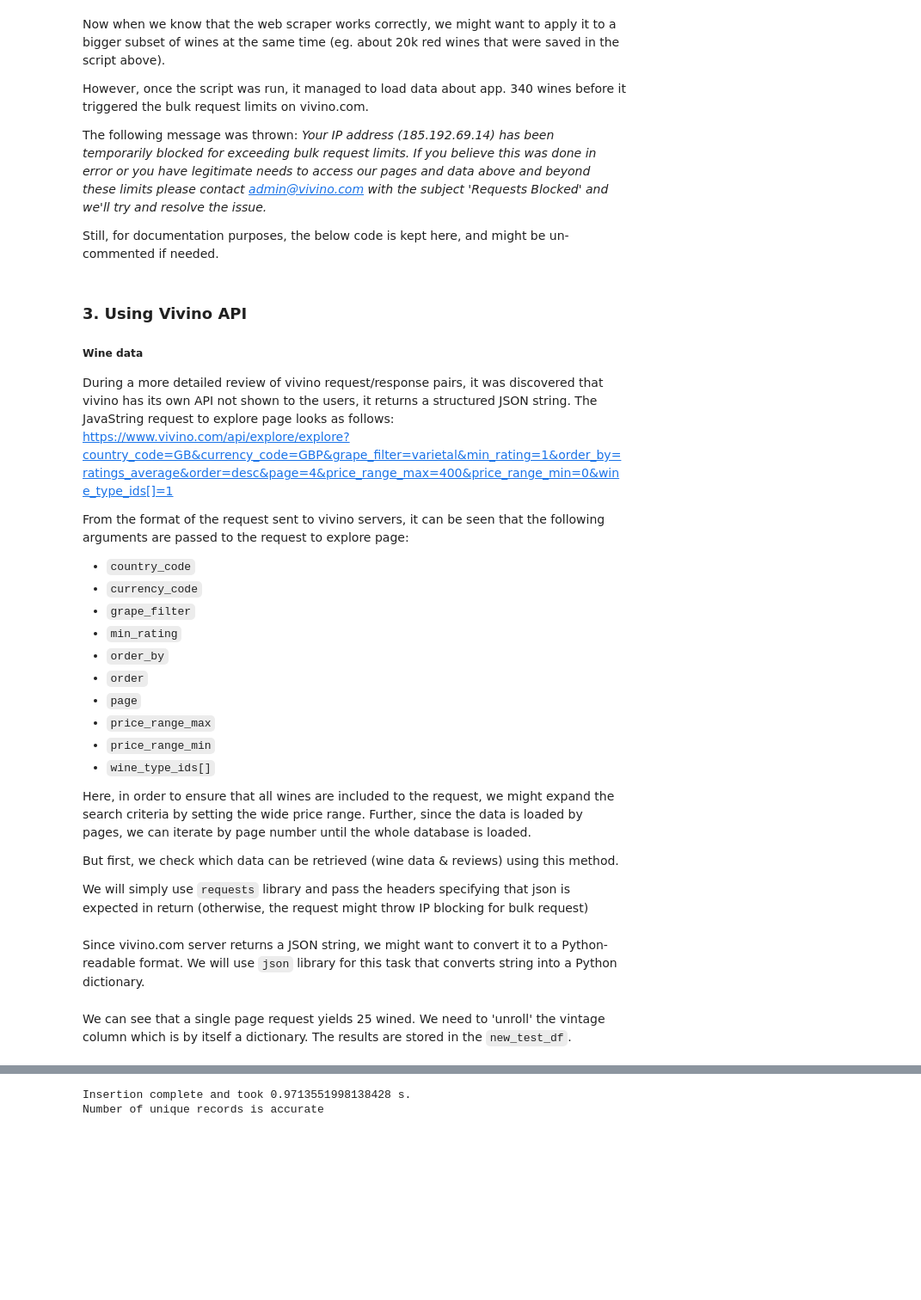
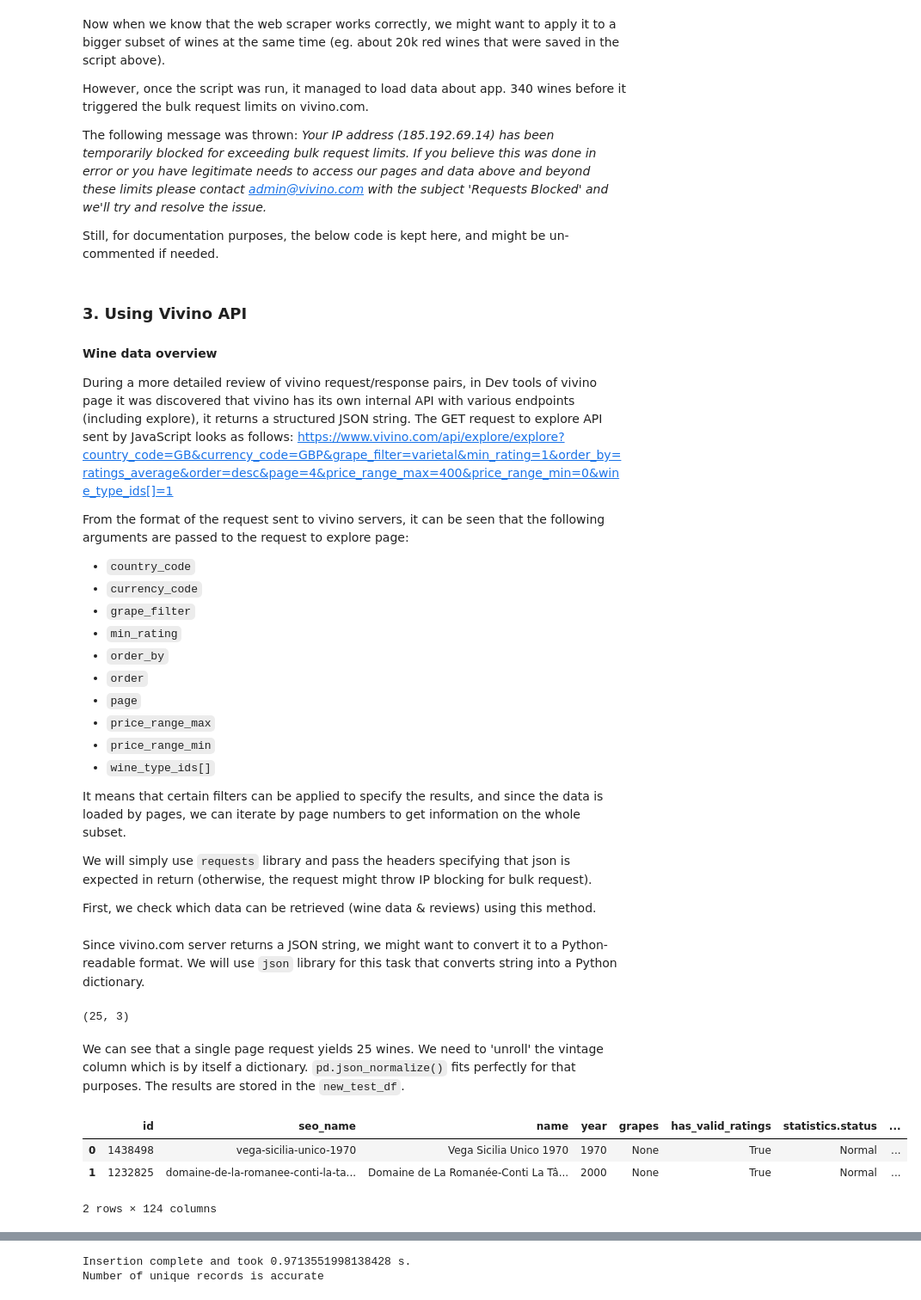
Before and after one commit to sveta-egorova/wine, a Jupyter notebook: vivino_crawler.ipynb, the cells around one changed output, grey strips where cells are left out. Shown: that part at 86% size. Saved outputs shown, nothing was run; the diff lists cells and outputs as text; code cells hidden in the pictures; blank space fills up the shorter version.

```diff
--- a/vivino_crawler.ipynb
+++ b/vivino_crawler.ipynb
@@ -586,9 +618,9 @@ Still, for documentation purposes, the below code is kept here, and might be un-
 # %% [markdown]
 ### 3. Using Vivino API
 
-##### Wine data
+#### Wine data overview
 
-During a more detailed review of vivino request/response pairs, it was discovered that vivino has its own API not shown to the users, it returns a structured JSON string. The JavaString request to explore page looks as follows:
+During a more detailed review of vivino request/response pairs, in Dev tools of vivino page it was discovered that vivino has its own internal API with various endpoints (including explore), it returns a structured JSON string. The GET request to explore API sent by JavaScript looks as follows:
 https://www.vivino.com/api/explore/explore?country_code=GB&currency_code=GBP&grape_filter=varietal&min_rating=1&order_by=ratings_average&order=desc&page=4&price_range_max=400&price_range_min=0&wine_type_ids[]=1
 
 From the format of the request sent to vivino servers, it can be seen that the following arguments are passed to the request to explore page:
@@ -603,29 +635,33 @@ From the format of the request sent to vivino servers, it can be seen that the f
 * `price_range_min`
 * `wine_type_ids[]`
 
-Here, in order to ensure that all wines are included to the request, we might expand the search criteria by setting the wide price range. Further, since the data is loaded by pages, we can iterate by page number until the whole database is loaded.
+It means that certain filters can be applied to specify the results, and since the data is loaded by pages, we can iterate by page numbers to get information on the whole subset.
 
-But first, we check which data can be retrieved (wine data & reviews) using this method.
+We will simply use `requests` library and pass the headers specifying that json is expected in return (otherwise, the request might throw IP blocking for bulk request).
 
-We will simply use `requests` library and pass the headers specifying that json is expected in return (otherwise, the request might throw IP blocking for bulk request)
+First, we check which data can be retrieved (wine data & reviews) using this method.
 # %%
-# test_page = "https://www.vivino.com/api/explore/explore?country_code=GB&currency_code=GBP&grape_filter=varietal&min_rating=1&order_by=ratings_average&order=desc&page=4&price_range_max=400&price_range_min=0&wine_type_ids[]=1"
+test_page = "https://www.vivino.com/api/explore/explore?country_code=GB&currency_code=GBP&grape_filter=varietal&min_rating=1&order_by=ratings_average&order=desc&page=4&price_range_max=400&price_range_min=0&wine_type_ids[]=1"
 
-# headers_api = {
-#     'Accept': 'application/json',
-#     'Content-Type': 'application/json',
-#     'User-Agent': 'python/requests',
-# }
+headers_api = {
+    'Accept': 'application/json',
+    'Content-Type': 'application/json',
+    'User-Agent': 'python/requests',
+}
 
-# response = requests.get(test_page, headers=headers_api)
-# test_result = response.content
+response = requests.get(test_page, headers=headers_api)
+test_result = response.content
 # %% [markdown]
 Since vivino.com server returns a JSON string, we might want to convert it to a Python-readable format. We will use `json` library for this task that converts string into a Python dictionary.
 # %%
 import json
-# json_obj = json.loads(test_result)
+json_obj = json.loads(test_result)
 # %%
-# test_df = pd.DataFrame(json_obj['explore_vintage']['matches'])
-# test_df.shape
+test_df = pd.DataFrame(json_obj['explore_vintage']['matches'])
+test_df.shape
+# %% [output]
+(25, 3)
 # %% [markdown]
-We can see that a single page request yields 25 wined. We need to 'unroll' the vintage column which is by itself a dictionary. The results are stored in the `new_test_df`.
+We can see that a single page request yields 25 wines. We need to 'unroll' the vintage column which is by itself a dictionary.
+`pd.json_normalize()` fits perfectly for that purposes.
+The results are stored in the `new_test_df`.
@@ -637,3 +668,10 @@ We can see that a single page request yields 25 wined. We need to 'unroll' the v
+# %%
+new_test_df = pd.json_normalize(test_df['vintage'])
 # %%
-# new_test_df.head(2)
+new_test_df.head(2)
+# %% [output]
+|  | id | seo_name | name | year | grapes | has_valid_ratings | statistics.status | ... |
+| 0 | 1438498 | vega-sicilia-unico-1970 | Vega Sicilia Unico 1970 | 1970 | None | True | Normal | ... |
+| 1 | 1232825 | domaine-de-la-romanee-conti-la-ta... | Domaine de La Romanée-Conti La Tâ... | 2000 | None | True | Normal | ... |
+2 rows × 124 columns
 # %% [markdown]
```
Also changed, not shown: parts of 148 cells of this notebook, 1 other file.
